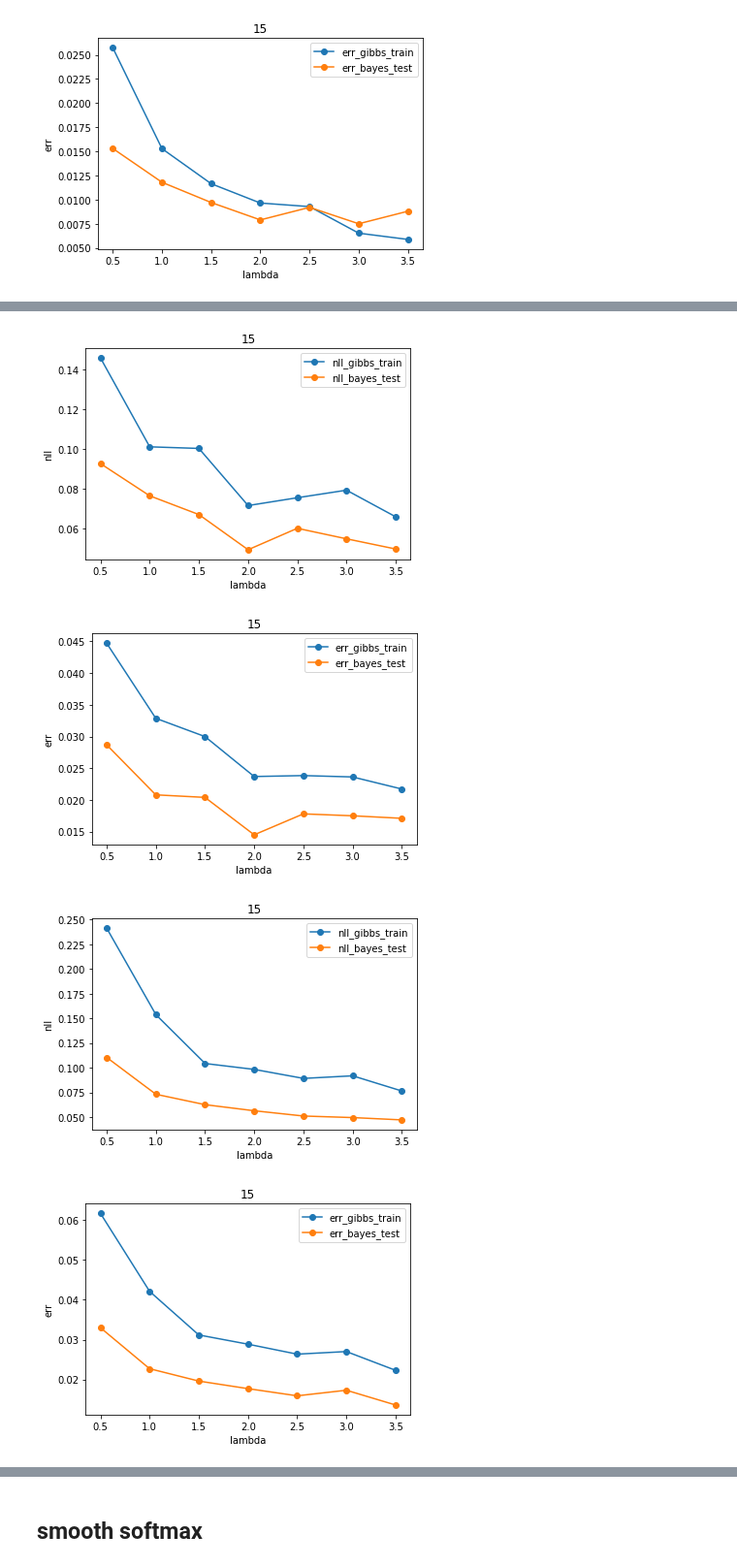
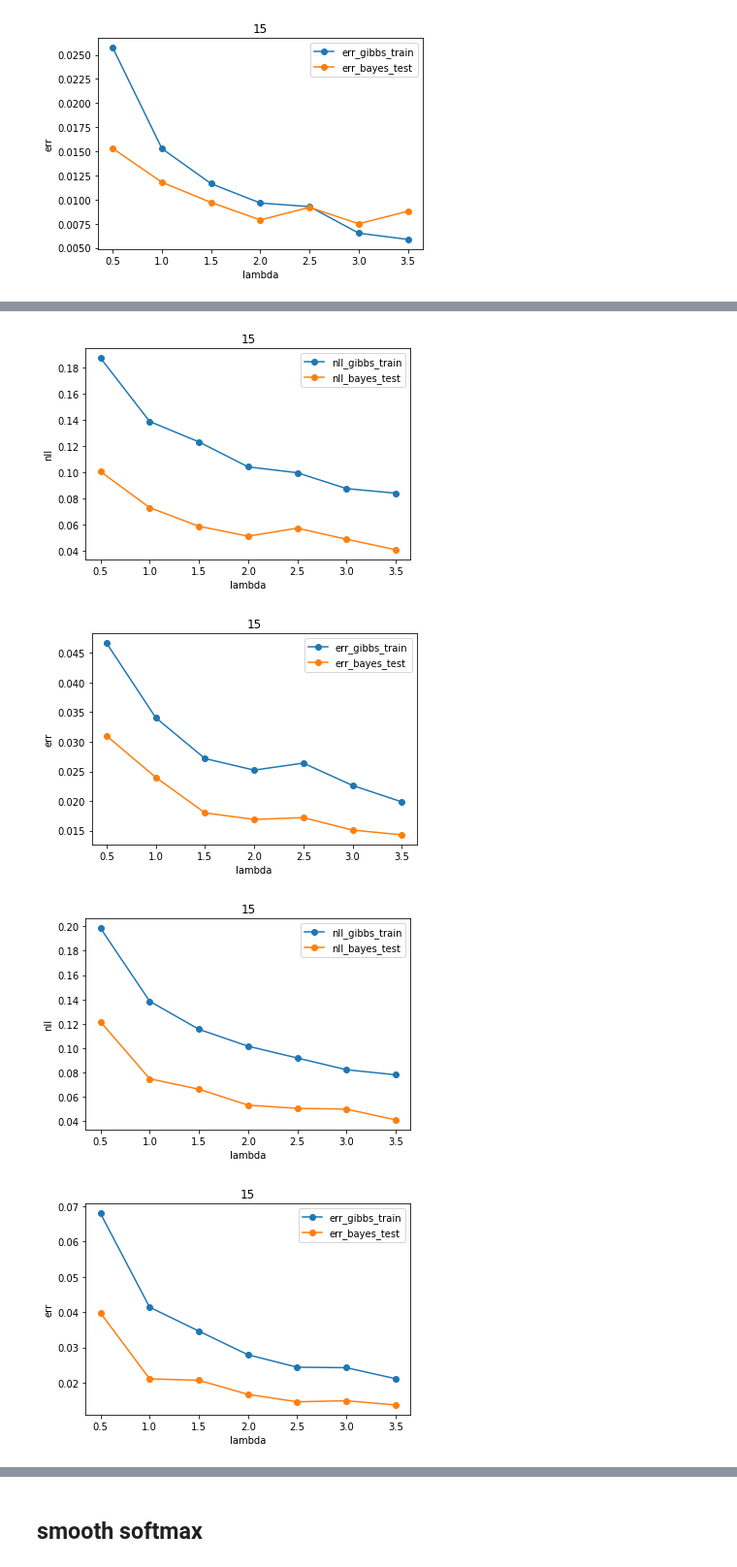
Before and after one commit to pyijiezhang/cold-posteriors-and-pacbayes, a Jupyter notebook: results/bnn_classification_mfvi/results_vi_nn_classification_andres.ipynb, the cells around one changed output, grey strips where cells are left out. Shown at 97% size. Cells and saved outputs as stored; diff of their text form; code cells hidden in the pictures.

```diff
--- a/results/bnn_classification_mfvi/results_vi_nn_classification_andres.ipynb
+++ b/results/bnn_classification_mfvi/results_vi_nn_classification_andres.ipynb
@@ -113,7 +115,7 @@ def get_metrics(results):
 # %%
 all_metrics_priors = {}
 for prior_scale in [0.01, 0.1, 1.0]:
-    setting_i = f"prior_scale_{prior_scale}_label_noise_0.0_smooth_softmax_1.0_data_augmentation_False"
+    setting_i = f"{dir}/prior_scale_{prior_scale}_label_noise_0.0_smooth_softmax_1.0_data_augmentation_False"
 
     with open(f"{setting_i}.pickle", "rb") as handle:
         results = pickle.load(handle)
@@ -174,7 +185,7 @@ df
 # %%
 all_metrics_priors_aug = {}
 for prior_scale in [0.01, 0.1, 1.0]:
-    setting_i = f"prior_scale_{prior_scale}_label_noise_0.0_smooth_softmax_1.0_data_augmentation_True"
+    setting_i = f"{dir}/prior_scale_{prior_scale}_label_noise_0.0_smooth_softmax_1.0_data_augmentation_True"
 
     with open(f"{setting_i}.pickle", "rb") as handle:
         results = pickle.load(handle)
@@ -190,34 +201,34 @@ for prior_scale in [0.01, 0.1, 1.0]:
         os.makedirs(dir_prefix)
 
     name_metrics = ["nll", "err"]
     for metric in name_metrics:
         for seed in seeds:
             save_name = f"main_{metric}_{seed}"
             plt.title(f"{seed}")
             plt.plot(
                 np.arange(0, len(cpe_weights), 1),
                 metrics[seed][f"{metric}_gibbs_train"],
                 marker="o",
                 label=f"{metric}_gibbs_train",
             )
             plt.plot(
                 np.arange(0, len(cpe_weights), 1),
                 metrics[seed][f"{metric}_bayes_test"],
                 marker="o",
                 label=f"{metric}_bayes_test",
             )
             # plt.xticks(np.arange(0,len(cpe_weights),1), np.log10(cpe_weights))
             plt.xticks(np.arange(0, len(cpe_weights), 1), cpe_weights)
             plt.xlabel("lambda")
             plt.ylabel(f"{metric}")
             # plt.ylim(0,0.5)
             plt.legend()
             plt.savefig(f"{dir_prefix}/{save_name}.png", dpi=300)
             plt.show()
 # %% [output]
 [figure]
 [figure]
-[figure, old version]
+[figure, new version]
-[figure, old version]
+[figure, new version]
-[figure, old version]
+[figure, new version]
-[figure, old version]
+[figure, new version]
```
Also changed, not shown: parts of 28 cells of this notebook.
